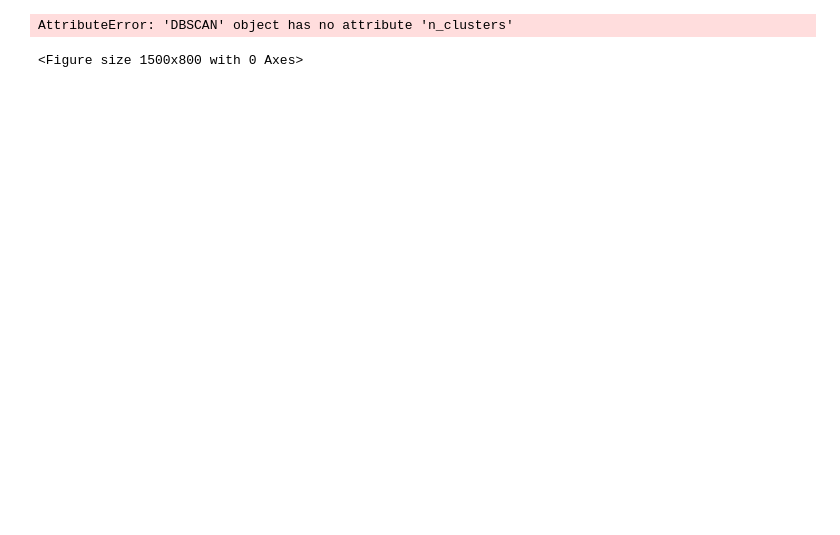
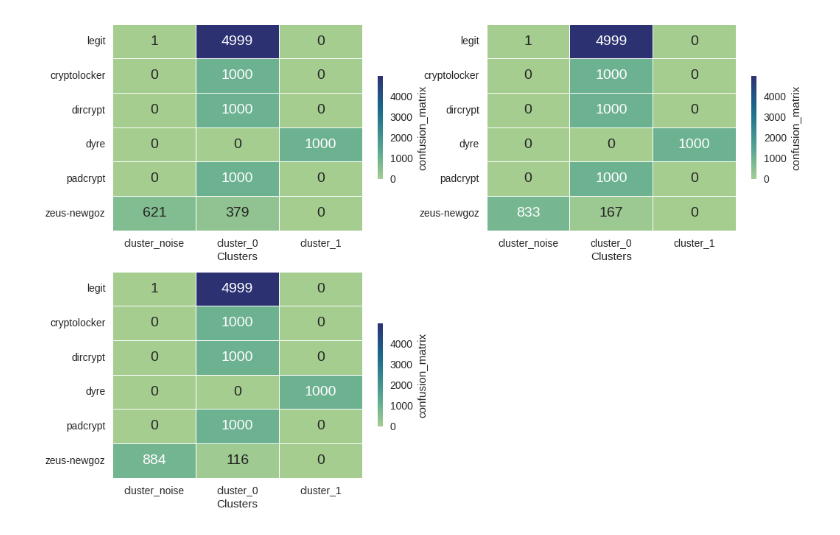
Before and after one commit to S1107327/datascience, a Jupyter notebook: Clustering.ipynb, the cells around one changed output. Drawn from its saved outputs; the diff is of its cells as text; code cells hidden in the pictures; blank space fills up the shorter version.

```diff
--- a/Clustering.ipynb
+++ b/Clustering.ipynb
@@ -147,10 +228,9 @@ for i in range(len(cts)):
-# %%
-# visualizzare la silhouette del kmeans
-visualizer = SilhouetteVisualizer(dbscan, colors='yellowbrick')
-plt.figure(figsize=(15,8))
-embedded_domain_names_df = pd.DataFrame(np.array(embedded_domain_names), dtype=float)
-visualizer.fit(embedded_domain_names_df)        # Fit the data to the visualizer
-visualizer.show()
-# %% [output]
-AttributeError: 'DBSCAN' object has no attribute 'n_clusters'
-<Figure size 1500x800 with 0 Axes>
+# %%
+# print confusion matrices for clustering multiclass
+plt.figure(figsize=(12,8))
+for i in range(len(cts_multi)):
+    plt.subplot(2,2, i+1)
+    sns.heatmap(cts_multi[i], annot=True, linewidths=.5, fmt="d", cmap='crest', annot_kws={"size": 14},
+                cbar_kws={"shrink": 0.5, "label": f"confusion_matrix"}, xticklabels=True, yticklabels=True)
+# %% [output]
+[figure, added]
```
Also changed, not shown: parts of 9 cells of this notebook.
